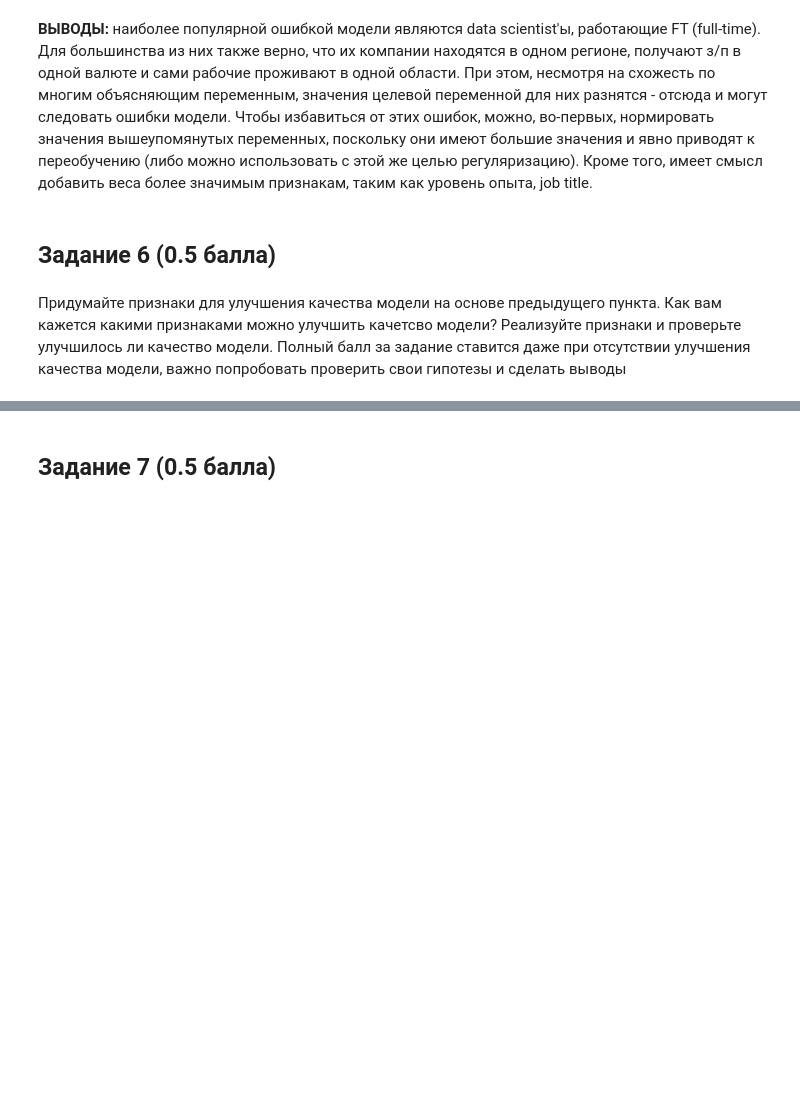
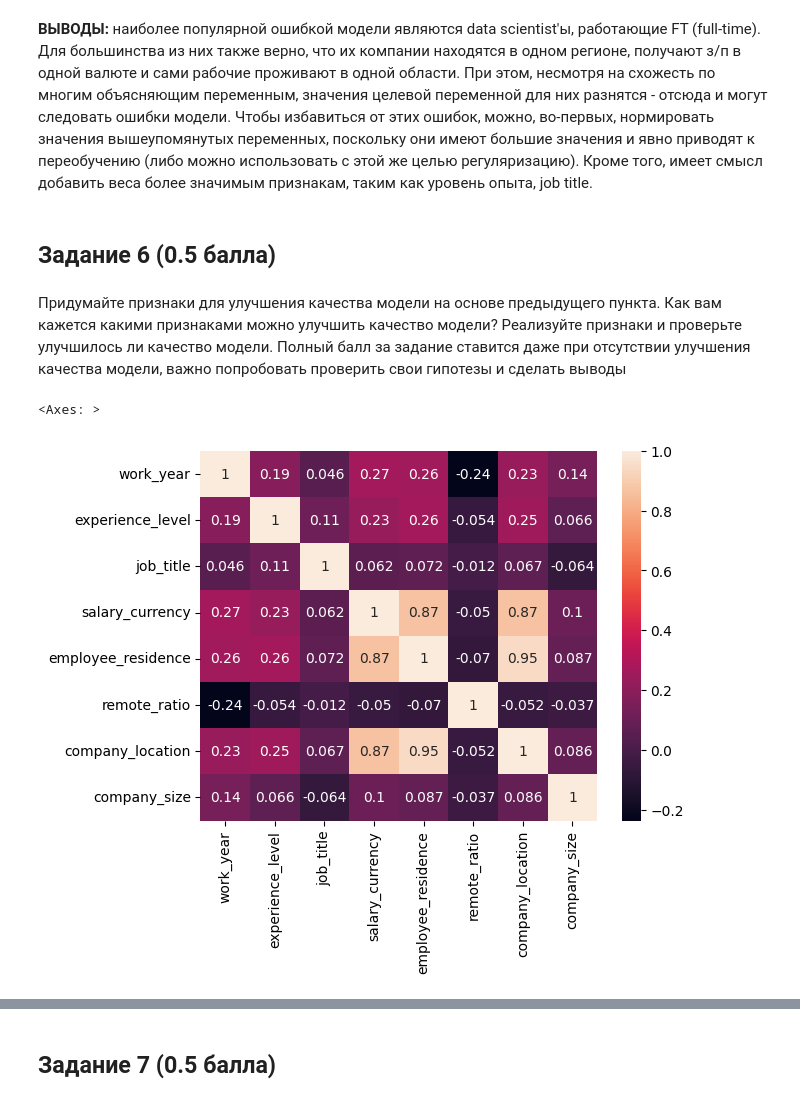
Before and after one commit to lapshinaaa/homework_machineLearning, a Jupyter notebook: homework8.ipynb, the cells around one changed output, grey strips where cells are left out. Cells and saved outputs as stored; diff of their text form; code cells hidden in the pictures; blank space fills up the shorter version.

```diff
--- a/homework8.ipynb
+++ b/homework8.ipynb
@@ -378,4 +378,12 @@ Name: salary_in_usd, Length: 376, dtype: int64
 # %% [markdown]
 ## Задание 6 (0.5 балла)
 # %% [markdown]
-Придумайте признаки для улучшения качества модели на основе предыдущего пункта. Как вам кажется какими признаками можно улучшить качетсво модели? Реализуйте признаки и проверьте улучшилось ли качество модели. Полный балл за задание ставится даже при отсутствии улучшения качества модели, важно попробовать проверить свои гипотезы и сделать выводы
+Придумайте признаки для улучшения качества модели на основе предыдущего пункта. Как вам кажется какими признаками можно улучшить качество модели? Реализуйте признаки и проверьте улучшилось ли качество модели. Полный балл за задание ставится даже при отсутствии улучшения качества модели, важно попробовать проверить свои гипотезы и сделать выводы
+# %%
+import seaborn as sns
+# taking a look at dependencies between the features
+correlation_matrix = X.corr()
+sns.heatmap(correlation_matrix, annot = True)
+# %% [output]
+<Axes: >
+[figure, added]
```
Also changed, not shown: parts of 4 cells of this notebook.
